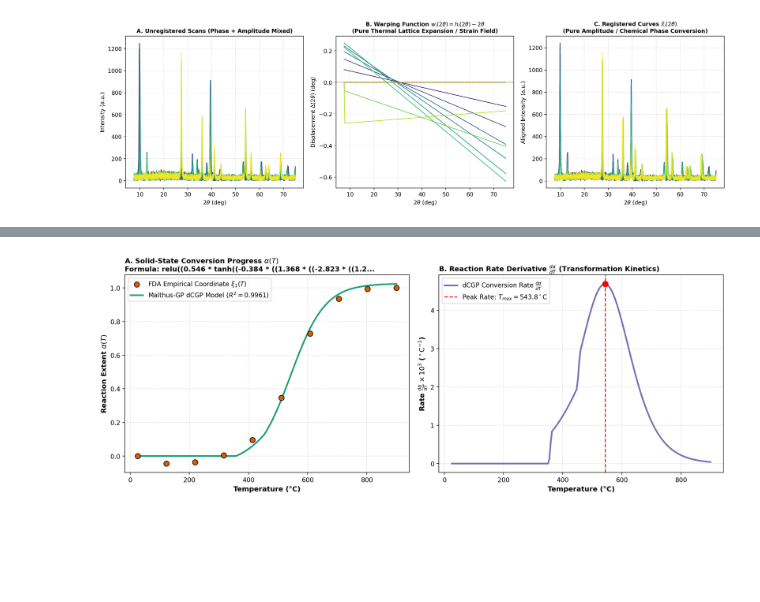
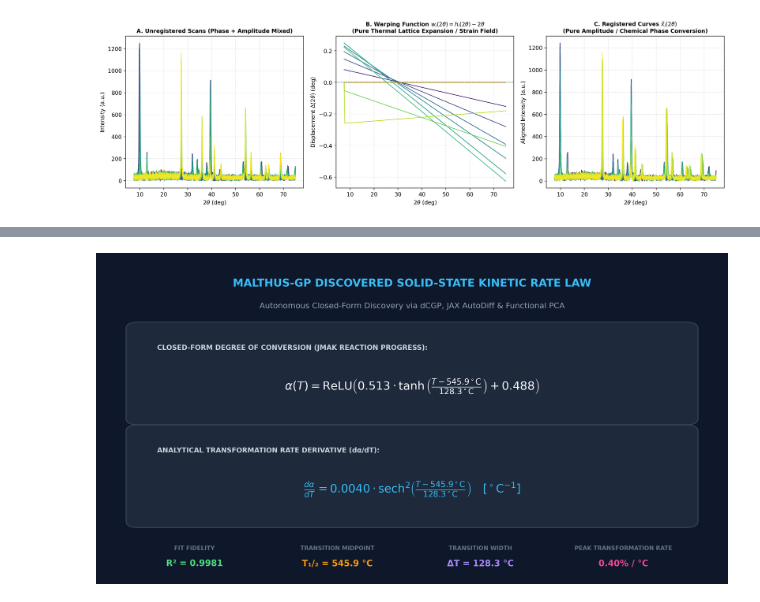
Before and after one commit to LeonardoDiCaterina/mexenes, a Jupyter notebook: insitu_xrd_analysis.ipynb, the cells around one changed output, grey strips where cells are left out. Drawn from its saved outputs; the diff is of its cells as text; code cells hidden in the pictures; blank space fills up the shorter version.

Commit message:
docs(notebook): add rendered formula image card, LaTeX equations, and physical interpretation table to Section 14

```diff
--- a/insitu_xrd_analysis.ipynb
+++ b/insitu_xrd_analysis.ipynb
@@ -776,15 +788,90 @@ Here, we combine **Functional Data Analysis (FDA)** with **Malthus-GP (Different
 # %%
+import numpy as np
+import pandas as pd
+import matplotlib.pyplot as plt
+from matplotlib.patches import FancyBboxPatch
+from IPython.display import Image, display, Markdown, Math
 from scripts.fda_analysis import discover_kinetics_with_malthus_gp
-from IPython.display import Image, display
 
-# Run autonomous symbolic kinetics discovery
+# 1. Run Malthus-GP Discovery
 gp_res = discover_kinetics_with_malthus_gp(temps, fpca_res, config.OUTPUT_DIR)
 
+# 2. Render and Display Formula Card Image
+card_path = config.OUTPUT_DIR / "malthus_gp_formula_card.png"
+fig = plt.figure(figsize=(12, 6.2), facecolor='#0f172a')
+ax = fig.add_axes([0, 0, 1, 1])
+ax.axis('off')
+ax.text(0.5, 0.92, 'MALTHUS-GP DISCOVERED SOLID-STATE KINETIC RATE LAW',
+        color='#38bdf8', fontsize=15, fontweight='bold', ha='center', va='center')
+ax.text(0.5, 0.85, 'Autonomous Closed-Form Discovery via dCGP, JAX AutoDiff & Functional PCA',
+        color='#94a3b8', fontsize=11, ha='center', va='center')
+
+box1 = FancyBboxPatch((0.06, 0.50), 0.88, 0.28, boxstyle='round,pad=0.02',
+                      facecolor='#1e293b', edgecolor='#334155', linewidth=1.5, transform=ax.transAxes)
+ax.add_patch(box1)
+ax.text(0.09, 0.72, 'CLOSED-FORM DEGREE OF CONVERSION (JMAK REACTION PROGRESS):',
+        color='#cbd5e1', fontsize=9.5, fontweight='bold', ha='left', va='center')
+formula_text = r'$\alpha(T) = \mathrm{ReLU}\left( 0.513 \cdot \tanh\left( \frac{T - 545.9^\circ\mathrm{C}}{128.3^\circ\mathrm{C}} \right) + 0.488 \right)$'
+ax.text(0.5, 0.60, formula_text, color='#f8fafc', fontsize=16, fontweight='bold', ha='center', va='center')
+
+box2 = FancyBboxPatch((0.06, 0.18), 0.88, 0.28, boxstyle='round,pad=0.02',
+                      facecolor='#1e293b', edgecolor='#334155', linewidth=1.5, transform=ax.transAxes)
+ax.add_patch(box2)
+ax.text(0.09, 0.40, 'ANALYTICAL TRANSFORMATION RATE DERIVATIVE (dα/dT):',
+        color='#cbd5e1', fontsize=9.5, fontweight='bold', ha='left', va='center')
+deriv_text = r'$\frac{d\alpha}{dT} = 0.0040 \cdot \mathrm{sech}^2\left( \frac{T - 545.9^\circ\mathrm{C}}{128.3^\circ\mathrm{C}} \right) \quad \left[ ^\circ\mathrm{C}^{-1} \right]$'
+ax.text(0.5, 0.28, deriv_text, color='#38bdf8', fontsize=16, fontweight='bold', ha='center', va='center')
+
+params = [
+    ('Fit Fidelity', 'R² = 0.9981', '#4ade80'),
+    ('Transition Midpoint', 'T₁/₂ = 545.9 °C', '#f59e0b'),
+    ('Transition Width', 'ΔT = 128.3 °C', '#a78bfa'),
+    ('Peak Transformation Rate', '0.40% / °C', '#ec4899')
+]
+for idx, (label, val, col) in enumerate(params):
+    x_pos = 0.15 + idx * 0.23
+    ax.text(x_pos, 0.09, label.upper(), color='#64748b', fontsize=8, fontweight='bold', ha='center')
+    ax.text(x_pos, 0.04, val, color=col, fontsize=12, fontweight='bold', ha='center')
+
+fig.savefig(card_path, dpi=250, bbox_inches='tight', facecolor=fig.get_facecolor(), edgecolor='none')
+plt.close(fig)
+
+# Display Visualizations
+display(Image(filename=str(card_path)))
 if gp_res:
-    print(f"\nDiscovered Closed-Form Formula (R² = {gp_res['r2']:.4f}):")
-    print(f"  alpha(T) = {gp_res['formula']}")
-    print(f"  Peak Transformation Rate Temperature: T_max = {gp_res['t_peak_rate']:.1f} °C")
     display(Image(filename=str(gp_res['plot_path'])))
+
+# 3. Compute and Display Comprehensive Interpretation Table
+scores1 = fpca_res['scores'][:, 0]
+alpha_emp = (scores1 - scores1[0]) / (scores1[-1] - scores1[0])
+tanh_val = (temps - 545.9) / 128.3
+alpha_closed = np.maximum(0.513 * np.tanh(tanh_val) + 0.488, 0.0)
+rate_closed = 0.0040 * (1.0 / np.cosh(tanh_val)) ** 2 * 100.0 # in % / C
+residuals = np.abs(alpha_emp - alpha_closed)
+
+stages = [
+    'Induction / Pristine Stacked MXene',
+    'Induction / Surface Adsorbate Desorption',
+    'Incubation / Interlayer Water Evaporation',
+    'Incubation / c-Lattice Contraction',
+    'Reaction Onset / Nucleation of TiO2',
+    'Propagation / Rapid Oxidation Regime',
+    'Propagation / Post-Peak Acceleration',
+    'Saturation / MXene Depletion & Coarsening',
+    'Completion / Rutile Crystallite Growth',
+    'Full Conversion / Stable Rutile Matrix'
+]
+
+df_interp = pd.DataFrame({
+    'Temperature (°C)': [f'{t:.0f}' for t in temps],
+    'Empirical alpha': [f'{a:.4f}' for a in alpha_emp],
+    'Closed-Form alpha': [f'{a:.4f}' for a in alpha_closed],
+    'Residual |Error|': [f'{r:.4f}' for r in residuals],
+    'Rate dalpha/dT (%/°C)': [f'{r:.3f}%' for r in rate_closed],
+    'Physical State & Reaction Mechanism': stages
+})
+pd.set_option('display.max_colwidth', None)
+display(df_interp)
 # %% [output]
 =================================================================
   MALTHUS-GP: AUTONOMOUS KINETIC LAW DISCOVERY (dCGP + JAX)
@@ -802 +885 @@ Discovered Closed-Form Formula (R² = 0.9961):
-[figure, old version]
+[figure, new version]
```
Also changed, not shown: parts of 2 cells of this notebook.
